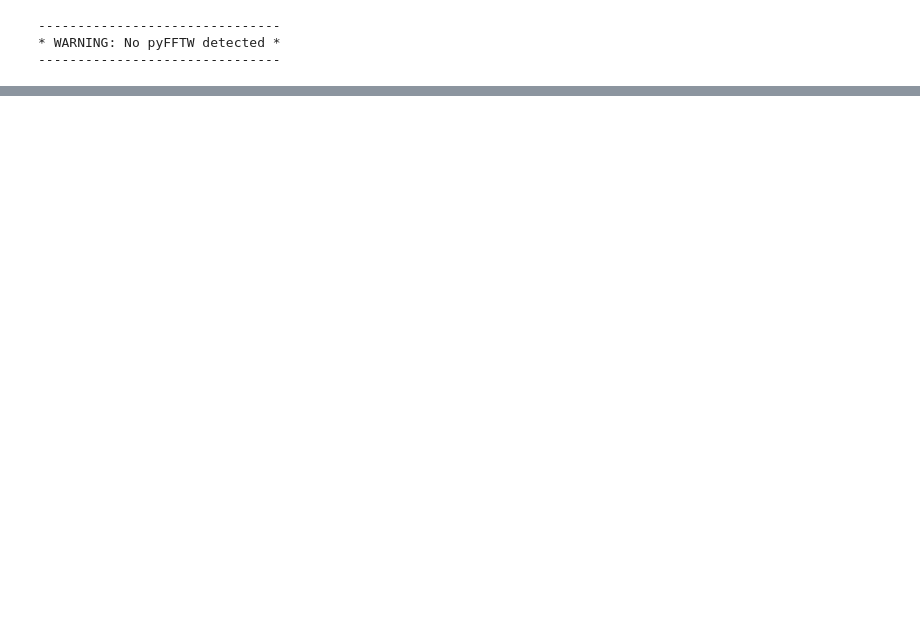
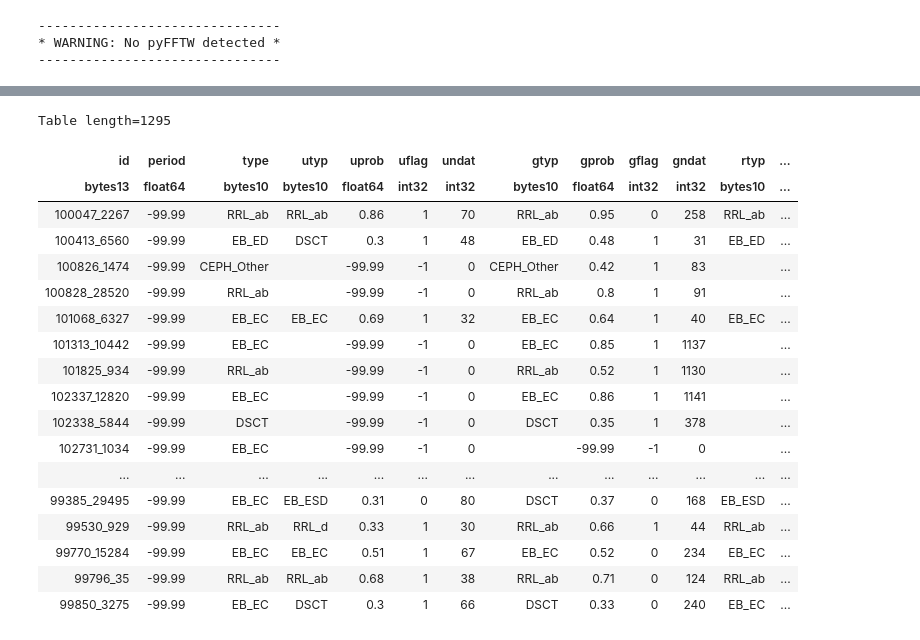
Before and after one commit to KyleLMatt/CurveFit, a Jupyter notebook: upsilon.ipynb, the cells around one changed output, grey strips where cells are left out. Saved outputs shown, nothing was run; the diff lists cells and outputs as text; code cells hidden in the pictures; blank space fills up the shorter version.

Commit message:
Upsilon

```diff
--- a/upsilon.ipynb
+++ b/upsilon.ipynb
@@ -374,0 +98,64 @@ Deprecated in NumPy 1.20; for more details and guidance: https://numpy.org/devdo
+# %%
+fdict = {'u':0,'g':4,'r':8,'i':12,'z':16}
+
+t = Table.read("rrl_res_raw.fits",format='fits')
+display(t)
+
+# for n in range(len(interesting)):
+#     crv,p_est,fltrs = get_data(interesting[n])
+#     for i in range(len(fltrs)):
+
+#         rf_model = upsilon.load_rf_model()
+#         efeat = upsilon.ExtractFeatures(crv[i][:,0],crv[i][:,1],crv[i][:,2])
+#         efeat.run()
+#         feats = efeat.get_features()
+#         rf_model = upsilon.load_rf_model()
+#         label, probability, flag = upsilon.predict(rf_model, feats)
+
+#         x = fdict[fltrs[i]]
+#         t[n][t.colnames[3+x]] = label
+#         t[n][t.colnames[4+x]] = probability
+#         t[n][t.colnames[5+x]] = flag
+#         t[n][t.colnames[6+x]] = len(crv[i])
+
+#     uprob = t[n]['uprob']
+#     utyp  = t[n]['utyp']
+#     gprob = t[n]['gprob']
+#     gtyp  = t[n]['gtyp']
+#     rprob = t[n]['rprob']
+#     rtyp  = t[n]['rtyp']
+#     iprob = t[n]['iprob']
+#     ityp  = t[n]['ityp']
+#     zprob = t[n]['zprob']
+#     ztyp  = t[n]['ztyp']
+
+#     m = np.argmax(np.array([[uprob,gprob,rprob,iprob,zprob]]))
+#     maxtyp = [utyp,gtyp,rtyp,ityp,ztyp][m]
+
+#     t[n]['type'] = maxtyp
+
+# import os
+
+# if os.path.exists("rrl_res.fits"):
+#     os.remove("rrl_res.fits")
+# t.write("rrl_res.fits",format='fits')
+# %% [output]
+Table length=1295
+| id | period | type | utyp | uprob | uflag | undat | gtyp | gprob | gflag | gndat | rtyp | ... |
+| bytes13 | float64 | bytes10 | bytes10 | float64 | int32 | int32 | bytes10 | float64 | int32 | int32 | bytes10 | ... |
+| 100047_2267 | -99.99 | RRL_ab | RRL_ab | 0.86 | 1 | 70 | RRL_ab | 0.95 | 0 | 258 | RRL_ab | ... |
+| 100413_6560 | -99.99 | EB_ED | DSCT | 0.3 | 1 | 48 | EB_ED | 0.48 | 1 | 31 | EB_ED | ... |
+| 100826_1474 | -99.99 | CEPH_Other |  | -99.99 | -1 | 0 | CEPH_Other | 0.42 | 1 | 83 |  | ... |
+| 100828_28520 | -99.99 | RRL_ab |  | -99.99 | -1 | 0 | RRL_ab | 0.8 | 1 | 91 |  | ... |
+| 101068_6327 | -99.99 | EB_EC | EB_EC | 0.69 | 1 | 32 | EB_EC | 0.64 | 1 | 40 | EB_EC | ... |
+| 101313_10442 | -99.99 | EB_EC |  | -99.99 | -1 | 0 | EB_EC | 0.85 | 1 | 1137 |  | ... |
+| 101825_934 | -99.99 | RRL_ab |  | -99.99 | -1 | 0 | RRL_ab | 0.52 | 1 | 1130 |  | ... |
+| 102337_12820 | -99.99 | EB_EC |  | -99.99 | -1 | 0 | EB_EC | 0.86 | 1 | 1141 |  | ... |
+| 102338_5844 | -99.99 | DSCT |  | -99.99 | -1 | 0 | DSCT | 0.35 | 1 | 378 |  | ... |
+| 102731_1034 | -99.99 | EB_EC |  | -99.99 | -1 | 0 |  | -99.99 | -1 | 0 |  | ... |
+| ... | ... | ... | ... | ... | ... | ... | ... | ... | ... | ... | ... | ... |
+| 99385_29495 | -99.99 | EB_EC | EB_ESD | 0.31 | 0 | 80 | DSCT | 0.37 | 0 | 168 | EB_ESD | ... |
+| 99530_929 | -99.99 | RRL_ab | RRL_d | 0.33 | 1 | 30 | RRL_ab | 0.66 | 1 | 44 | RRL_ab | ... |
+| 99770_15284 | -99.99 | EB_EC | EB_EC | 0.51 | 1 | 67 | EB_EC | 0.52 | 0 | 234 | EB_EC | ... |
+| 99796_35 | -99.99 | RRL_ab | RRL_ab | 0.68 | 1 | 38 | RRL_ab | 0.71 | 0 | 124 | RRL_ab | ... |
+| 99850_3275 | -99.99 | EB_EC | DSCT | 0.3 | 1 | 66 | DSCT | 0.33 | 0 | 240 | EB_EC | ... |
```
Also changed, not shown: parts of 45 cells of this notebook, 5 other files.
